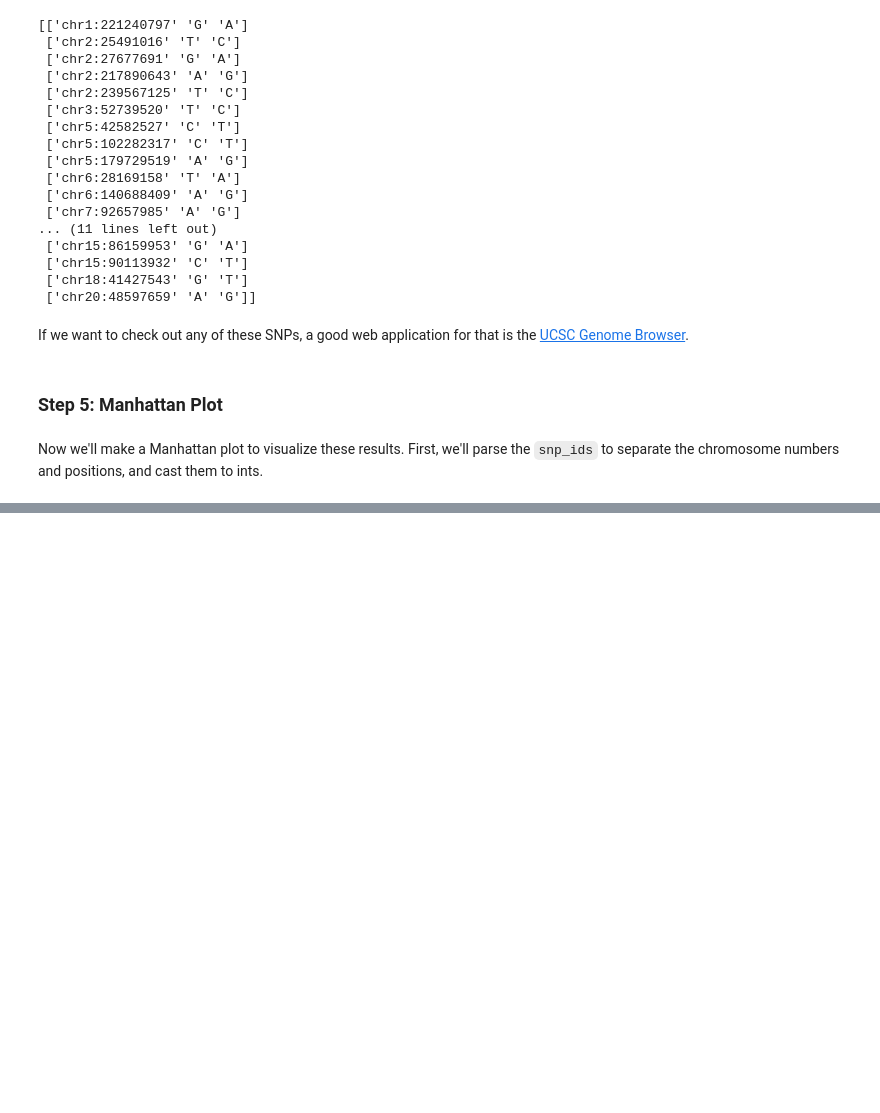
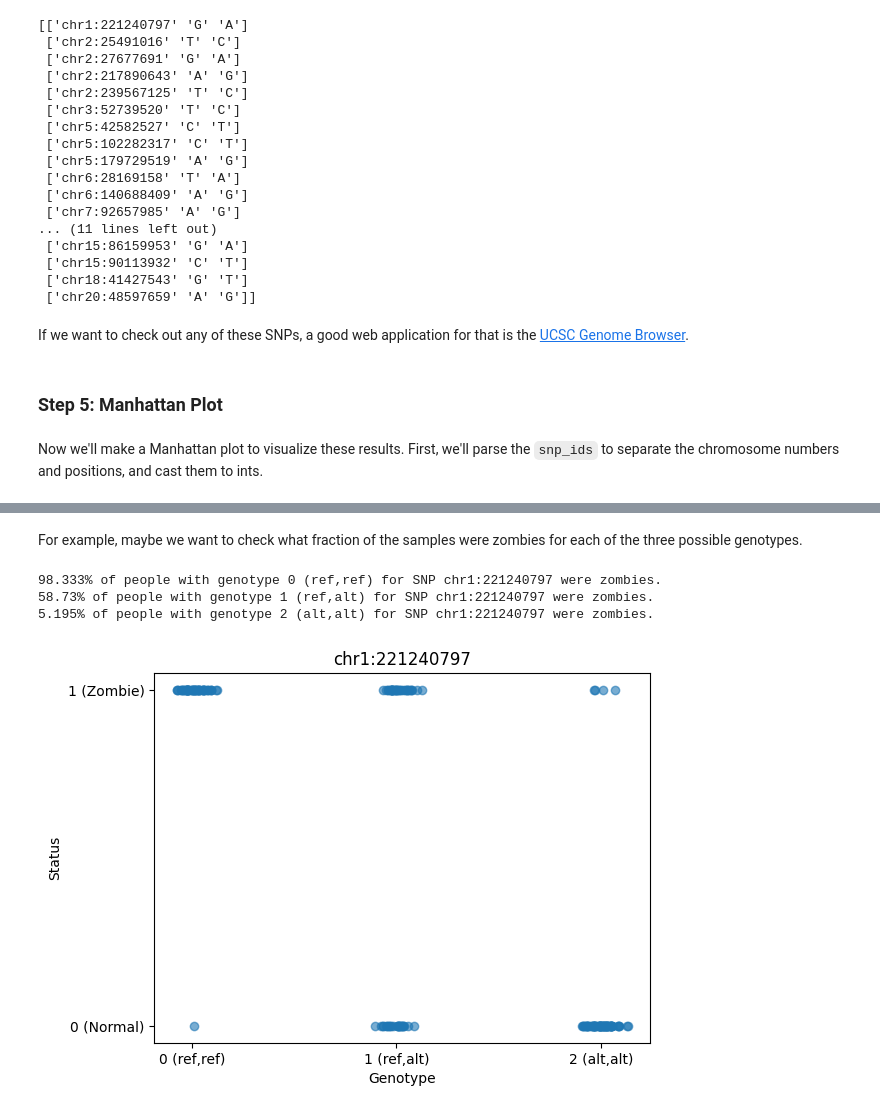
Before and after one commit to mohima-mimino11/gwas-pipeline-mock-dataset, a Jupyter notebook: genomics.ipynb, the cells around one changed output, grey strips where cells are left out. Cells and saved outputs as stored; diff of their text form; code cells hidden in the pictures; blank space fills up the shorter version.

```diff
--- a/genomics.ipynb
+++ b/genomics.ipynb
@@ -563,0 +650,7 @@ Now we'll make a Manhattan plot to visualize these results. First, we'll parse t
+# %%
+snp_id_to_check = "chr1:221240797"
+
+snp_to_check = filtered_data[filtered_snp_info[:,0] == snp_id_to_check, :].flatten()
+
+print(filtered_snp_info[filtered_snp_info[:,0] == snp_id_to_check, :])
+print(snp_to_check)
@@ -563,0 +662,35 @@ Now we'll make a Manhattan plot to visualize these results. First, we'll parse t
+# %% [markdown]
+For example, maybe we want to check what fraction of the samples were zombies for each of the three possible genotypes.
+# %%
+snp_to_check_NORMAL = snp_to_check[encoded_labels==0]
+snp_to_check_ZOMBIE = snp_to_check[encoded_labels==1]
+
+# out of all the people with genotype 0 (ref,ref), what fraction were zombies?
+zombie_frac_0 = np.sum(snp_to_check_ZOMBIE==0) / (np.sum(snp_to_check_ZOMBIE==0) + np.sum(snp_to_check_NORMAL==0))
+print(f"{round(zombie_frac_0*100,3)}% of people with genotype 0 (ref,ref) for SNP {snp_id_to_check} were zombies.")
+
+# out of all the people with genotype 1 (ref,alt), what fraction were zombies?
+zombie_frac_1 = np.sum(snp_to_check_ZOMBIE==1) / (np.sum(snp_to_check_ZOMBIE==1) + np.sum(snp_to_check_NORMAL==1))
+print(f"{round(zombie_frac_1*100,3)}% of people with genotype 1 (ref,alt) for SNP {snp_id_to_check} were zombies.")
+
+# out of all the people with genotype 2 (alt,alt), what fraction were zombies?
+zombie_frac_2 = np.sum(snp_to_check_ZOMBIE==2) / (np.sum(snp_to_check_ZOMBIE==2) + np.sum(snp_to_check_NORMAL==2))
+print(f"{round(zombie_frac_2*100,3)}% of people with genotype 2 (alt,alt) for SNP {snp_id_to_check} were zombies.")
+# %% [output]
+98.333% of people with genotype 0 (ref,ref) for SNP chr1:221240797 were zombies.
+58.73% of people with genotype 1 (ref,alt) for SNP chr1:221240797 were zombies.
+5.195% of people with genotype 2 (alt,alt) for SNP chr1:221240797 were zombies.
+# %%
+plt.figure()
+# add small random noise for display
+x_jitter = snp_to_check + np.random.normal(0, 0.05, size=N)
+plt.scatter(x_jitter, encoded_labels, alpha=0.6)
+plt.yticks([0,1], ["0 (Normal)", "1 (Zombie)"])
+plt.xticks([0,1,2], ["0 (ref,ref)", "1 (ref,alt)","2 (alt,alt)"])
+
+plt.xlabel("Genotype")
+plt.ylabel("Status")
+plt.title(snp_id_to_check)
+plt.show()
+# %% [output]
+[figure, added]
```
Also changed, not shown: parts of 12 cells of this notebook, 1 other file.
